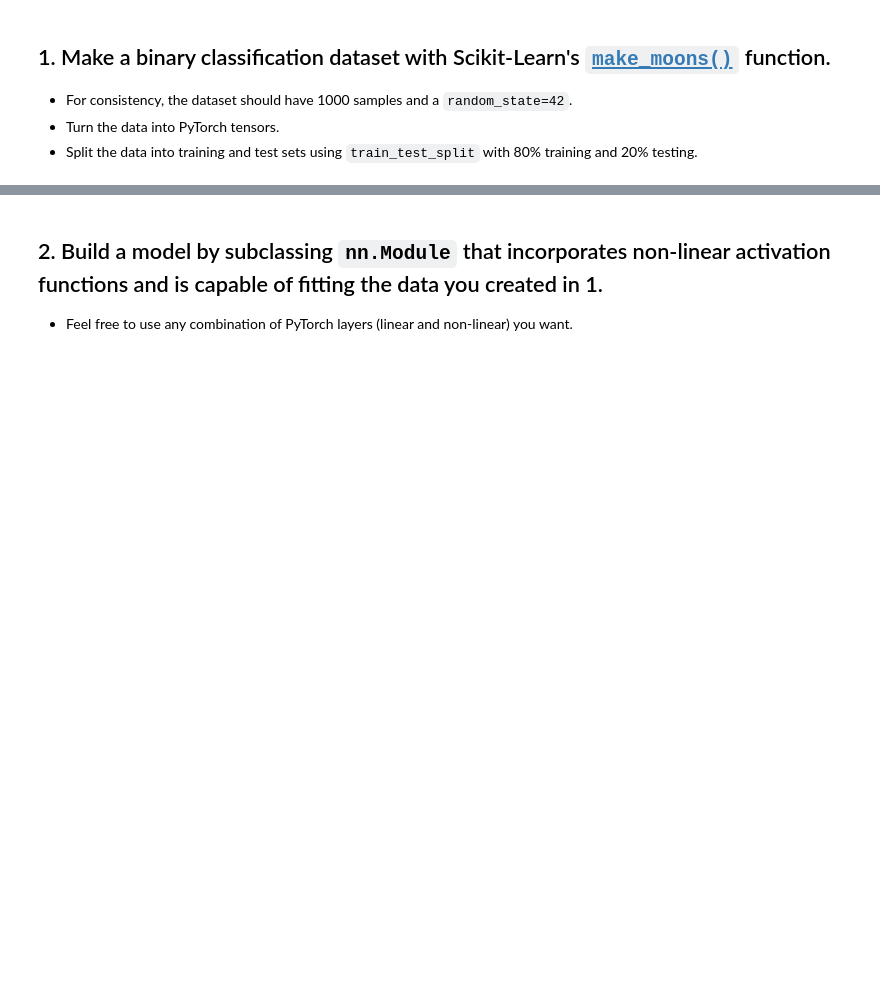
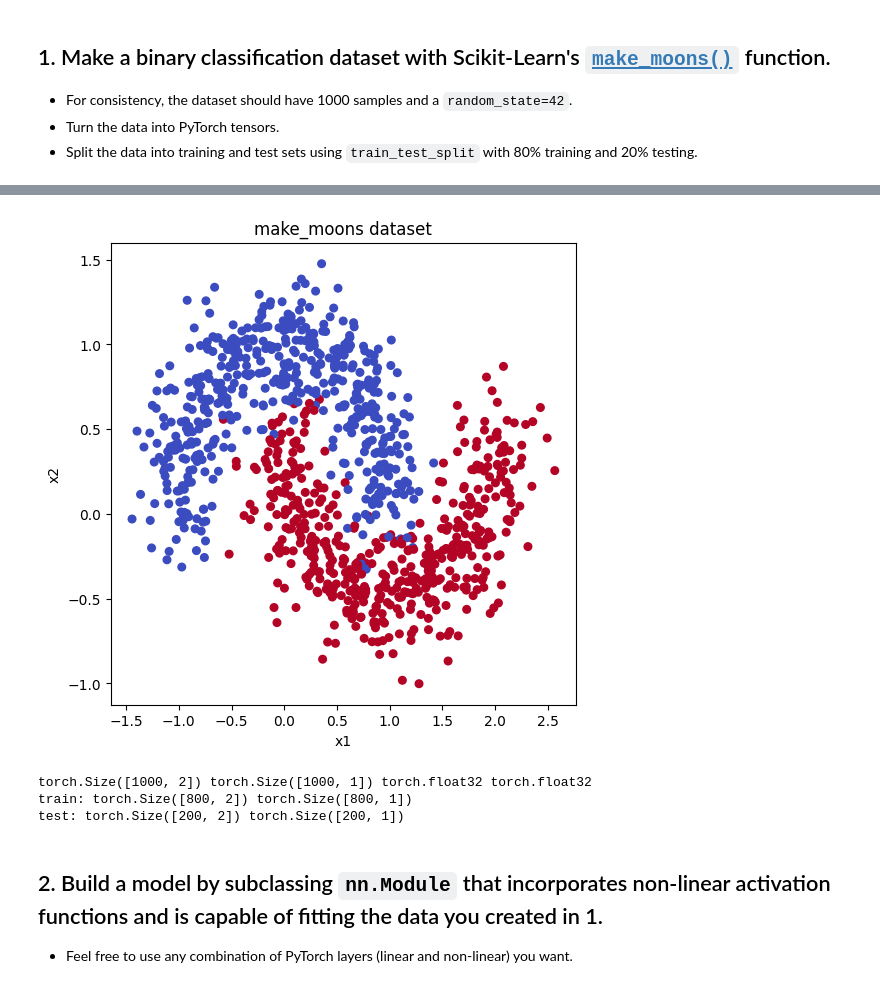
Before and after one commit to Avichay3/Full-training, a Jupyter notebook: Copy_of_02_pytorch_classification_exercises.ipynb, the cells around one changed output, grey strips where cells are left out. Cells and saved outputs as stored; diff of their text form; code cells hidden in the pictures; blank space fills up the shorter version.

```diff
--- a/Copy_of_02_pytorch_classification_exercises.ipynb
+++ b/Copy_of_02_pytorch_classification_exercises.ipynb
@@ -45,0 +37,9 @@ from sklearn.model_selection import train_test_split
+# %%
+# create a dataset with scikit-learn's make_moons()
+from sklearn.datasets import make_moons
+
+n_samples = 1000
+X, y = make_moons(n_samples=n_samples, noise=0.2, random_state=42)
+
+print(X.shape, y.shape)
+print("classes:", set(y))
@@ -45,0 +49,10 @@ from sklearn.model_selection import train_test_split
+# %%
+# turn data into a dataframe (just for a quick look)
+import pandas as pd
+
+moons_df = pd.DataFrame({
+    "x1": X[:, 0],
+    "x2": X[:, 1],
+    "label": y
+})
+moons_df.head()
@@ -46,3 +66,44 @@ from sklearn.model_selection import train_test_split
+# %%
+# visualize the data on a scatter plot
+import matplotlib.pyplot as plt
+
+plt.figure(figsize=(6, 6))
+plt.scatter(moons_df["x1"], moons_df["x2"], c=moons_df["label"], cmap="coolwarm", s=30)
+plt.title("make_moons dataset")
+plt.xlabel("x1")
+plt.ylabel("x2")
+plt.show()
+# %% [output]
+[figure, added]
+# %%
+# Turn data into tensors of dtype float
+
+X_tensor = torch.tensor(X, dtype=torch.float32)
+y_tensor = torch.tensor(y, dtype=torch.float32).unsqueeze(1)
+
+print(X_tensor.shape, y_tensor.shape, X_tensor.dtype, y_tensor.dtype)
+
+# Split the data into train and test sets (80% train, 20% test)
+from sklearn.model_selection import train_test_split
+
+X_train, X_test, y_train, y_test = train_test_split(
+    X_tensor, y_tensor,
+    test_size=0.2,
+    random_state=42,
+    shuffle=True,
+    stratify=y  # keeps class balance similar in train/test
+)
+
+# send tensors to device (we'll keep them there for training)
+X_train, y_train = X_train.to(device), y_train.to(device)
+X_test, y_test = X_test.to(device), y_test.to(device)
+
+print("train:", X_train.shape, y_train.shape)
+print("test:", X_test.shape, y_test.shape)
+# %% [output]
+torch.Size([1000, 2]) torch.Size([1000, 1]) torch.float32 torch.float32
+train: torch.Size([800, 2]) torch.Size([800, 1])
+test: torch.Size([200, 2]) torch.Size([200, 1])
 # %% [markdown]
 ## 2. Build a model by subclassing `nn.Module` that incorporates non-linear activation functions and is capable of fitting the data you created in 1.
   * Feel free to use any combination of PyTorch layers (linear and non-linear) you want.
```
Also changed, not shown: parts of 11 cells of this notebook.
